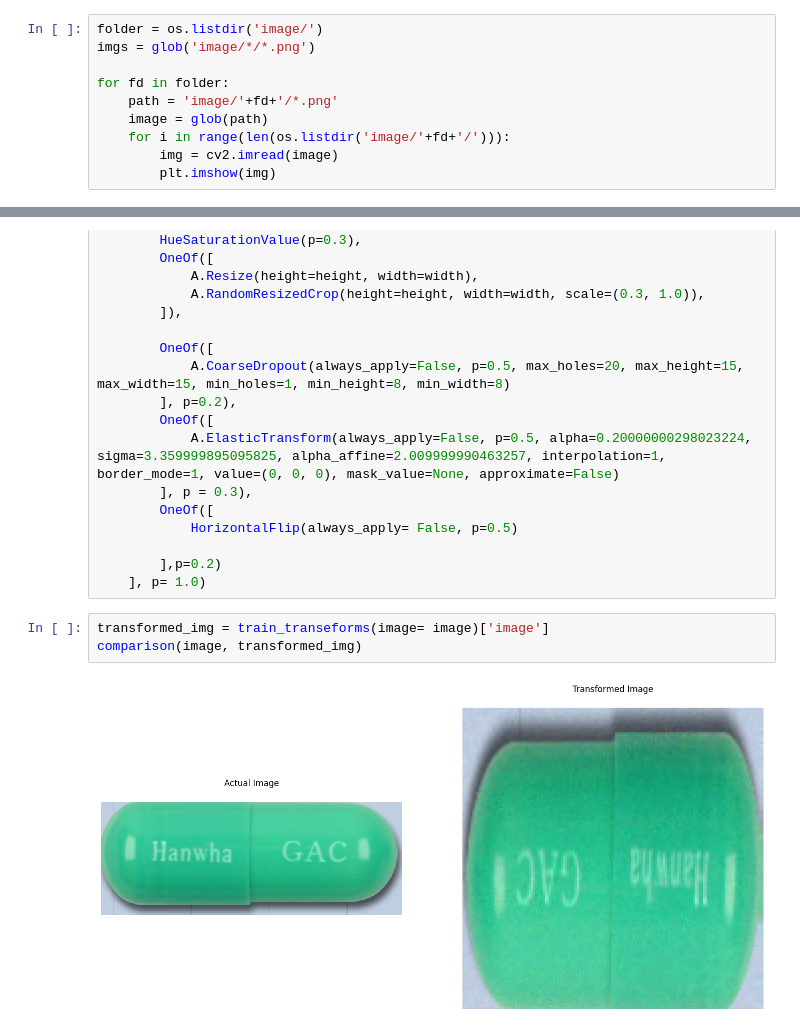
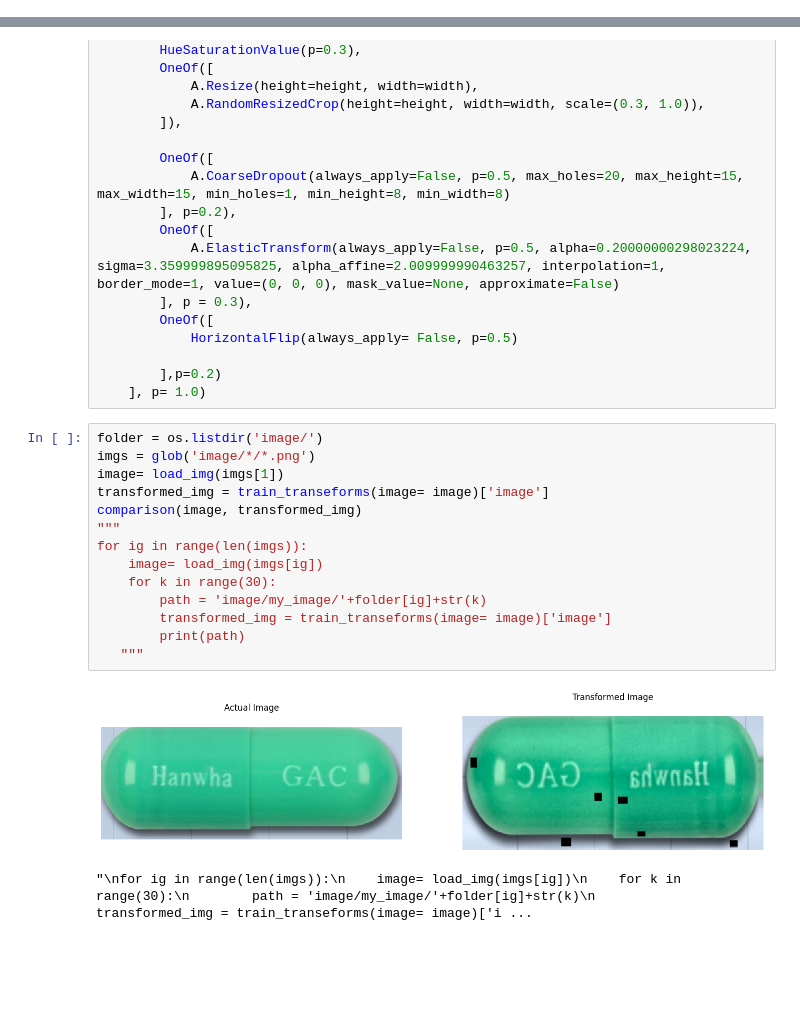
Before and after one commit to SEUNGJAE-97/Senior_project, a Jupyter notebook: albumentations_data.ipynb, the cells around one changed output, grey strips where cells are left out. Saved outputs shown, nothing was run; the diff lists cells and outputs as text; blank space fills up the shorter version.

```diff
--- a/albumentations_data.ipynb
+++ b/albumentations_data.ipynb
@@ -38,13 +38,3 @@ def comparison(actual_image, transformed_image, titles=None):
 # %%
 def save_al_img(file_name, path):
     A.save(file_name, path)
-# %%
-folder = os.listdir('image/')
-imgs = glob('image/*/*.png')
-
-for fd in folder:
-    path = 'image/'+fd+'/*.png'
-    image = glob(path)
-    for i in range(len(os.listdir('image/'+fd+'/'))):
-        img = cv2.imread(image)
-        plt.imshow(img)
@@ -106,8 +92,20 @@ train_transeforms = Compose([
 
         ],p=0.2)
     ], p= 1.0)
-# %%
-transformed_img = train_transeforms(image= image)['image']
-comparison(image, transformed_img)
-# %% [output]
-[figure, removed]
+# %%
+folder = os.listdir('image/')
+imgs = glob('image/*/*.png')
+image= load_img(imgs[1])
+transformed_img = train_transeforms(image= image)['image']
+comparison(image, transformed_img)
+"""
+for ig in range(len(imgs)):
+    image= load_img(imgs[ig])
+    for k in range(30):
+        path = 'image/my_image/'+folder[ig]+str(k)
+        transformed_img = train_transeforms(image= image)['image']
+        print(path)
+   """
+# %% [output]
+[figure, added]
+"\nfor ig in range(len(imgs)):\n    image= load_img(imgs[ig])\n    for k in range(30):\n        path = 'image/my_image/'+folder[ig]+str(k)\n        transformed_img = train_transeforms(image= image)['i ...
```
Also changed, not shown: parts of 4 cells of this notebook.
